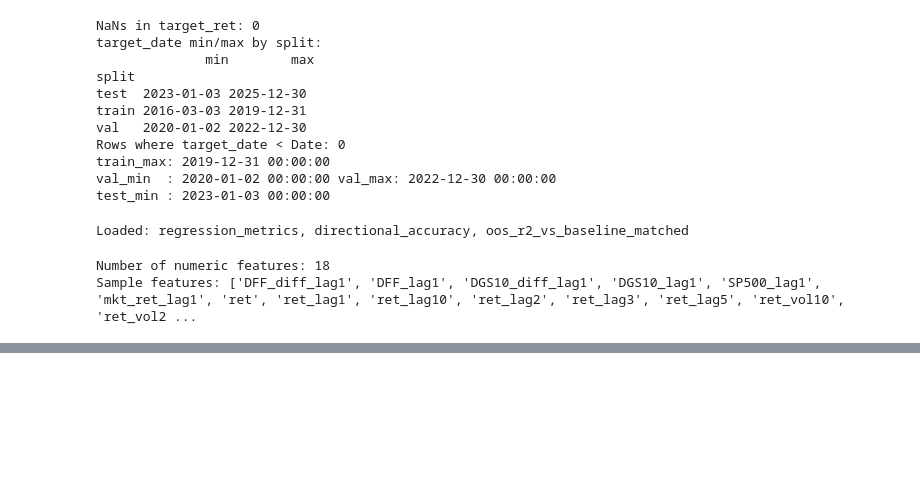
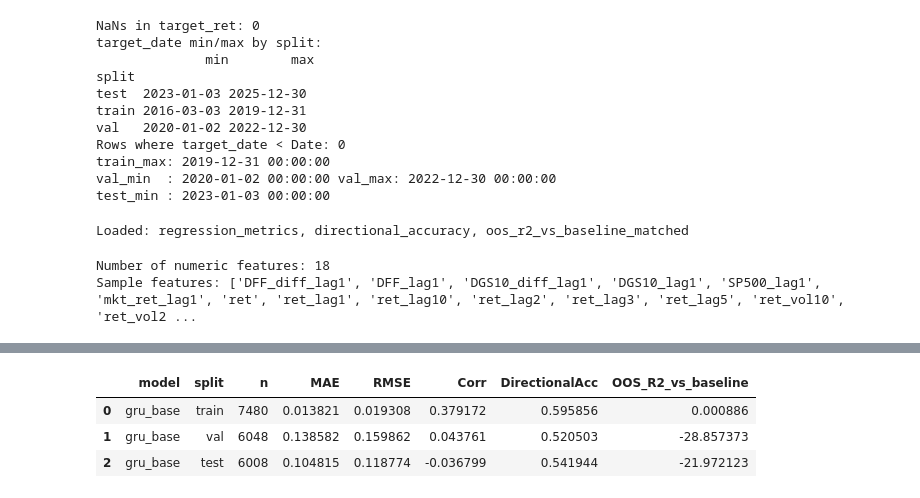
Before and after one commit to RichelCode/Final_Stock_Analysis, a Jupyter notebook: deep_analysis.ipynb, the cells around one changed output, grey strips where cells are left out. Drawn from its saved outputs; the diff is of its cells as text; code cells hidden in the pictures; blank space fills up the shorter version.

```diff
--- a/deep_analysis.ipynb
+++ b/deep_analysis.ipynb
@@ -379,0 +465,88 @@ baseline_metrics
+# %%
+# ==========================
+# GRU Baseline (NO GARCH)
+# ==========================
+SEQ_LEN = 30
+FEATURE_COLS = feature_candidates_base  # consistent
+
+df = panel.copy()
+df["Date"] = pd.to_datetime(df["Date"])
+df["target_date"] = pd.to_datetime(df["target_date"])
+df = df.dropna(subset=["split","target_ret"])
+
+X, y, meta = make_sequences(df, FEATURE_COLS, seq_len=SEQ_LEN)
+print("X:", X.shape, "y:", y.shape)
+
+idx_train = meta["split"].values == "train"
+idx_val   = meta["split"].values == "val"
+idx_test  = meta["split"].values == "test"
+
+X_train, y_train = X[idx_train], y[idx_train]
+X_val, y_val     = X[idx_val], y[idx_val]
+X_test, y_test   = X[idx_test], y[idx_test]
+print("Train/Val/Test:", X_train.shape, X_val.shape, X_test.shape)
+
+# scale using TRAIN only
+scaler = StandardScaler()
+F = X.shape[-1]
+scaler.fit(X_train.reshape(-1, F))
+
+def scale_X(X_in):
+    X2 = X_in.reshape(-1, F)
+    X2s = scaler.transform(X2)
+    return X2s.reshape(X_in.shape)
+
+X_train_s = scale_X(X_train)
+X_val_s   = scale_X(X_val)
+X_test_s  = scale_X(X_test)
+
+model = build_gru((SEQ_LEN, F))
+callbacks = [
+    keras.callbacks.EarlyStopping(monitor="val_loss", patience=5, restore_best_weights=True),
+    keras.callbacks.ReduceLROnPlateau(monitor="val_loss", factor=0.5, patience=2, min_lr=1e-5)
+]
+
+history = model.fit(
+    X_train_s, y_train,
+    validation_data=(X_val_s, y_val),
+    epochs=50,
+    batch_size=256,
+    verbose=1,
+    callbacks=callbacks
+)
+
+yhat_train = model.predict(X_train_s, verbose=0).reshape(-1)
+yhat_val   = model.predict(X_val_s, verbose=0).reshape(-1)
+yhat_test  = model.predict(X_test_s, verbose=0).reshape(-1)
+
+pred_train = meta.loc[idx_train, ["Date","target_date","Ticker","split"]].copy()
+pred_val   = meta.loc[idx_val,   ["Date","target_date","Ticker","split"]].copy()
+pred_test  = meta.loc[idx_test,  ["Date","target_date","Ticker","split"]].copy()
+
+for p, yt, yp in [(pred_train,y_train,yhat_train),(pred_val,y_val,yhat_val),(pred_test,y_test,yhat_test)]:
+    p["model"] = "gru_base"
+    p["y_true"] = yt
+    p["y_pred"] = yp
+pred_df = pd.concat([pred_train,pred_val,pred_test], ignore_index=True)
+pred_df["residual"] = pred_df["y_true"] - pred_df["y_pred"]
+
+pred_path = PRED_DIR / "gru_base.parquet"
+pred_df.to_parquet(pred_path, index=False)
+print("Saved:", pred_path, "rows:", len(pred_df))
+
+# metrics
+rows = []
+for split in ["train","val","test"]:
+    d = pred_df[pred_df["split"]==split]
+    m = regression_metrics(d["y_true"].to_numpy(), d["y_pred"].to_numpy())
+    rows.append({"model":"gru_base","split":split,"n":int(len(d)),**m})
+metrics_df = pd.DataFrame(rows)
+
+oos = oos_r2_vs_baseline_matched(pred_df, PRED_DIR / "baseline_ticker_mean.parquet")
+metrics_df["OOS_R2_vs_baseline"] = metrics_df["split"].map(oos)
+
+out_path = TAB_DIR / "gru_base_metrics.csv"
+metrics_df.to_csv(out_path, index=False)
+print("Saved:", out_path)
+metrics_df
+# %% [output]
@@ -379,0 +570,4 @@ baseline_metrics
+|  | model | split | n | MAE | RMSE | Corr | DirectionalAcc | OOS_R2_vs_baseline |
+| 0 | gru_base | train | 7480 | 0.013821 | 0.019308 | 0.379172 | 0.595856 | 0.000886 |
+| 1 | gru_base | val | 6048 | 0.138582 | 0.159862 | 0.043761 | 0.520503 | -28.857373 |
+| 2 | gru_base | test | 6008 | 0.104815 | 0.118774 | -0.036799 | 0.541944 | -21.972123 |
```
Also changed, not shown: parts of 3 cells of this notebook, 4 other files.
